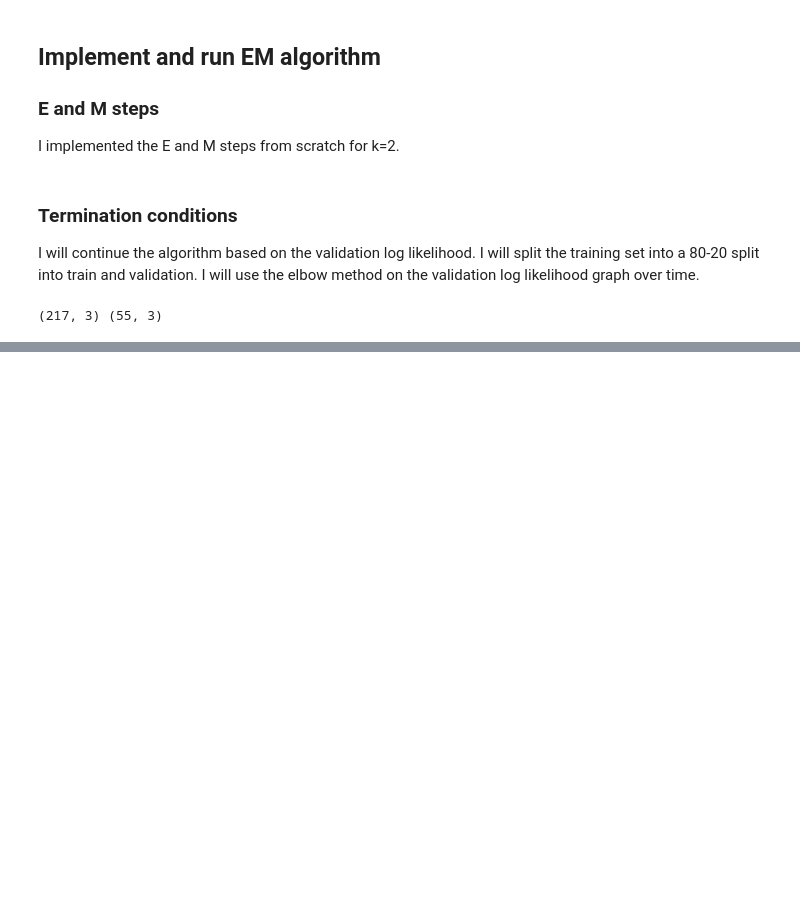
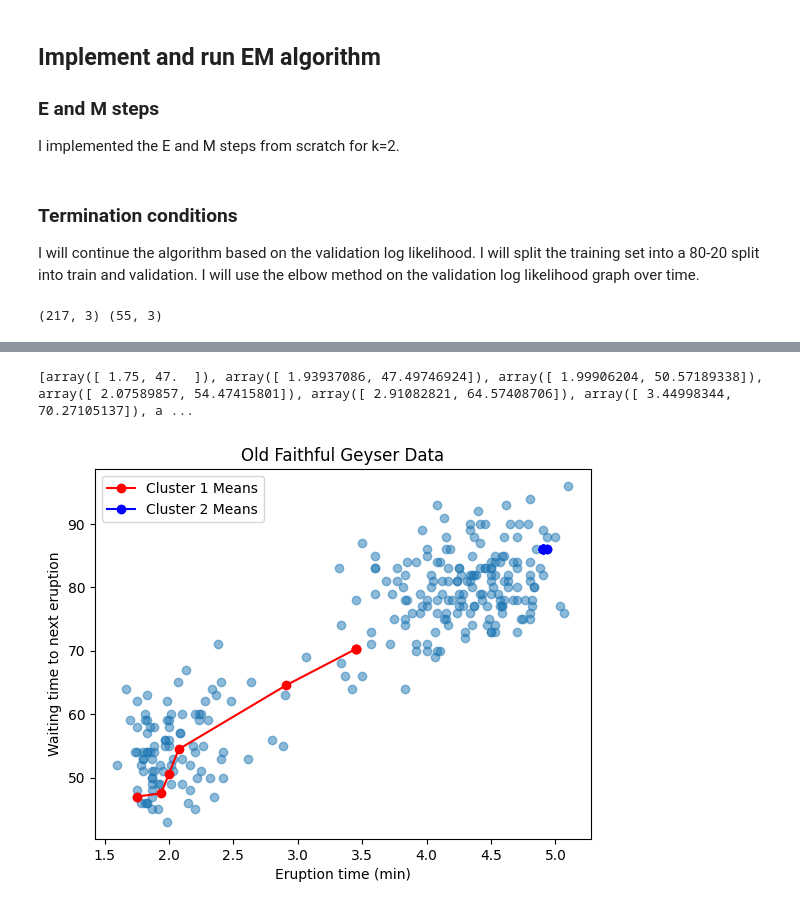
Before and after one commit to JiwonJJeong/CT-applied-machine-learning, a Jupyter notebook: hw-4/geyser.ipynb, the cells around one changed output, grey strips where cells are left out. Saved outputs shown, nothing was run; the diff lists cells and outputs as text; code cells hidden in the pictures; blank space fills up the shorter version.

Commit message:
Complete geyser

```diff
--- a/hw-4/geyser.ipynb
+++ b/hw-4/geyser.ipynb
@@ -90,12 +95,12 @@ D_test = df_test[['eruptions', 'waiting']].to_numpy()
 # Initialize gaussian distributions
 np.random.seed(5)
 
-mean_1 = np.random.rand(2)
+mean_1 = D_train[np.random.choice(D_train.shape[0])]
 cov_1 = np.random.rand(2, 2)
 cov_1 = cov_1 @ cov_1.T  # make it symmetric positive definite
 phi_1 = np.random.rand()
 
-mean_2 = np.random.rand(2)
+mean_2 = D_train[np.random.choice(D_train.shape[0])]
 cov_2 = np.random.rand(2, 2)
 cov_2 = cov_2 @ cov_2.T  # make it symmetric positive definite
 phi_2 = 1 - phi_1
@@ -152,0 +159,7 @@ Iteration 100, Log Likelihood: -inf
+# %%
+mean_1, cov_1, phi_1, mean_2, cov_2, phi_2, log_likelihoods, means_1_list, means_2_list = run_EM(
+    D_train, D_test,
+    mean_1, cov_1, phi_1,
+    mean_2, cov_2, phi_2,
+    max_iters=100
+)
@@ -152,0 +174,31 @@ Iteration 100, Log Likelihood: -inf
+# %%
+print(means_1_list)
+# %% [output]
+[array([ 1.75, 47.  ]), array([ 1.93937086, 47.49746924]), array([ 1.99906204, 50.57189338]), array([ 2.07589857, 54.47415801]), array([ 2.91082821, 64.57408706]), array([ 3.44998344, 70.27105137]), a ...
+# %%
+import matplotlib.pyplot as plt
+import numpy as np
+
+# Code adapted from ChatGPT (OpenAI 2025)
+# Scatter plot of the data
+plt.scatter(df['eruptions'], df['waiting'], alpha=0.5)
+plt.xlabel('Eruption time (min)')
+plt.ylabel('Waiting time to next eruption')
+plt.title('Old Faithful Geyser Data')
+
+# Convert your lists of means to arrays
+means_1_array = np.vstack(means_1_list)  # shape (n_iters, 2)
+means_2_array = np.vstack(means_2_list)  # shape (n_iters, 2)
+
+# Plot the trajectory of cluster 1
+plt.plot(means_1_array[:,0], means_1_array[:,1],
+         marker='o', color='red', linestyle='-', label='Cluster 1 Means')
+
+# Plot the trajectory of cluster 2
+plt.plot(means_2_array[:,0], means_2_array[:,1],
+         marker='o', color='blue', linestyle='-', label='Cluster 2 Means')
+
+plt.legend()
+plt.show()
+# %% [output]
+[figure, added]
```
Also changed, not shown: parts of 15 cells of this notebook.
